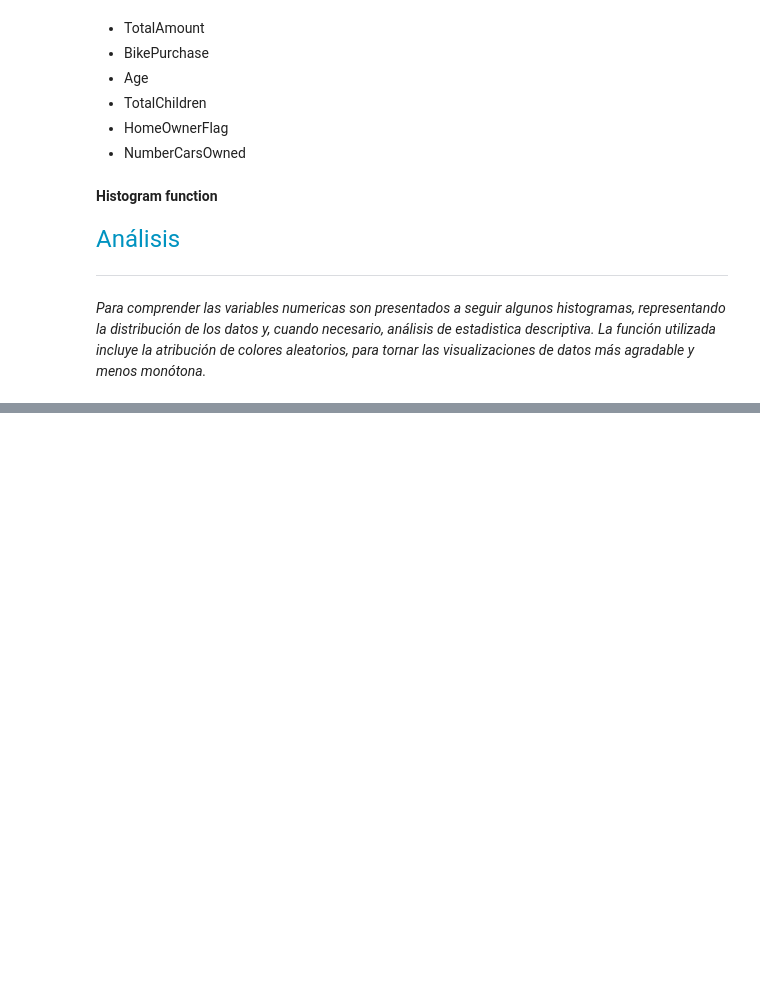
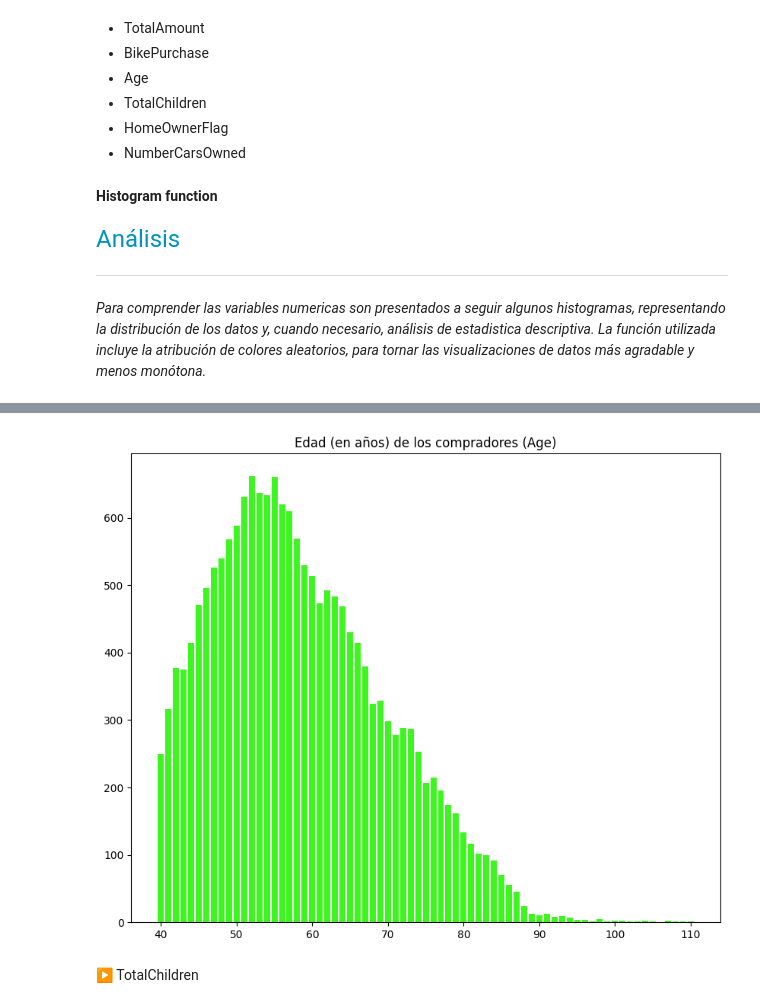
Before and after one commit to anapaccasilva/AdventureWorks, a Jupyter notebook: EDA_AdventureWorks.ipynb, the cells around one changed output, grey strips where cells are left out. Cells and saved outputs as stored; diff of their text form; code cells hidden in the pictures; blank space fills up the shorter version.

```diff
--- a/EDA_AdventureWorks.ipynb
+++ b/EDA_AdventureWorks.ipynb
@@ -403,0 +460,6 @@ def histograma(dataframe, variable, titulo):
+# %%
+histograma(customersPurchases, "Age", "Edad (en años) de los compradores (Age)")
+# %% [output]
+[figure, added]
+# %% [markdown]
+▶ TotalChildren
```
Also changed, not shown: parts of 21 cells of this notebook.
